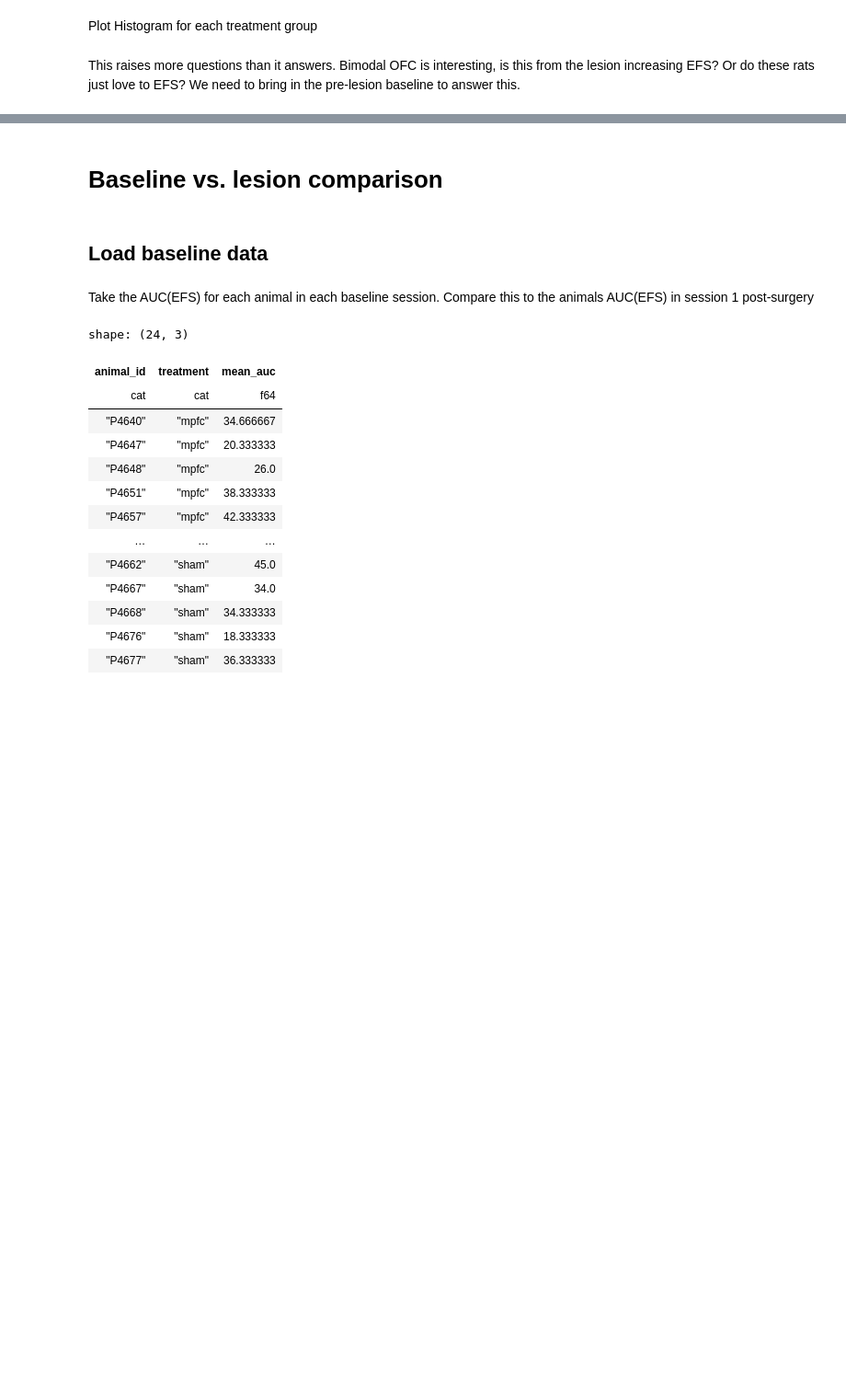
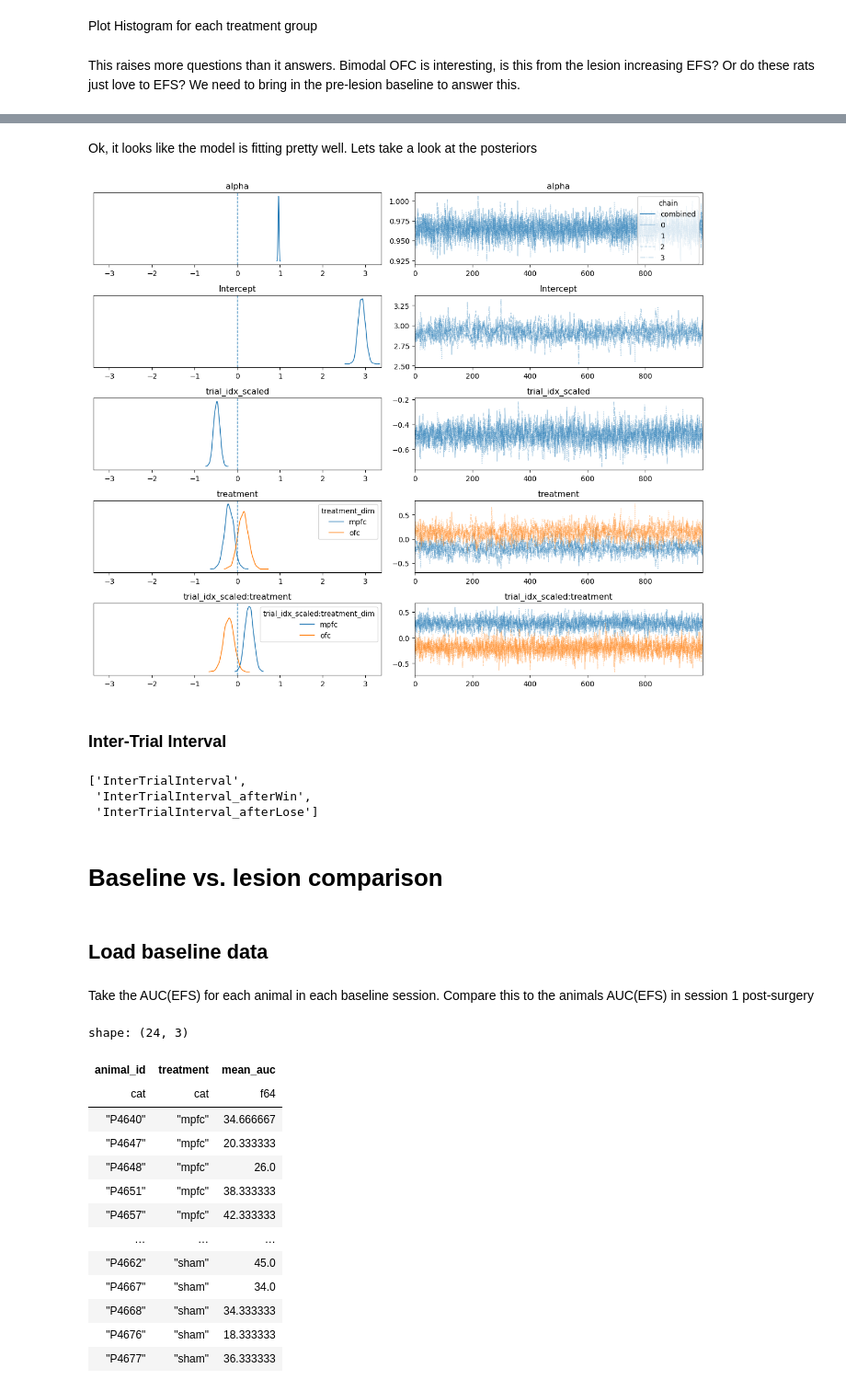
Before and after one commit to BenjoLiving/matching-pennies, a Jupyter notebook: matching_pennies/analysis/experiments/lesion_study_normal.ipynb, the cells around one changed output, grey strips where cells are left out. Shown at 92% size. Cells and saved outputs as stored; diff of their text form; code cells hidden in the pictures; blank space fills up the shorter version.

```diff
--- a/matching_pennies/analysis/experiments/lesion_study_normal.ipynb
+++ b/matching_pennies/analysis/experiments/lesion_study_normal.ipynb
@@ -360,0 +491,9 @@ This raises more questions than it answers. Bimodal OFC is interesting, is this
+# %% [markdown]
+Ok, it looks like the model is fitting pretty well. Lets take a look at the posteriors
+# %%
+plot_vars = ["alpha", "Intercept", "trial_idx_scaled", "treatment", "trial_idx_scaled:treatment"]
+fig, ax = plot_trace(idata_lick, var_names=plot_vars, compact=True)
+# %% [output]
+[figure, added]
+# %% [markdown]
+### Inter-Trial Interval
@@ -360,0 +502,7 @@ This raises more questions than it answers. Bimodal OFC is interesting, is this
+# %%
+from matching_pennies.utils.search_cols import search_cols
+search_cols("inter", df)
+# %% [output]
+['InterTrialInterval',
+ 'InterTrialInterval_afterWin',
+ 'InterTrialInterval_afterLose']
```
Also changed, not shown: parts of 34 cells of this notebook, 5 other files.
